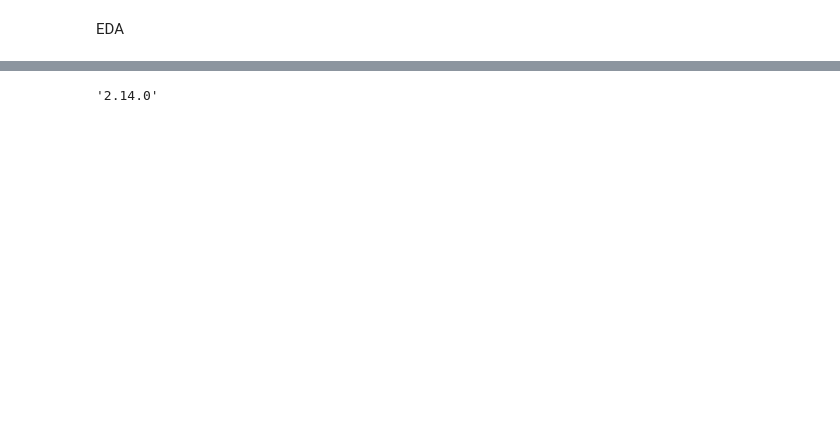
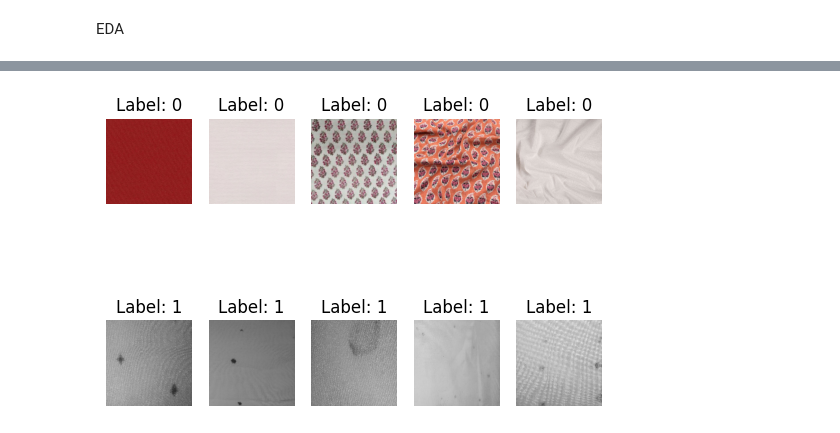
Before and after one commit to bhushanbkt/Fabric_Defect_Detection, a Jupyter notebook: Fabric_Defect_Detection.ipynb, the cells around one changed output, grey strips where cells are left out. Saved outputs shown, nothing was run; the diff lists cells and outputs as text; code cells hidden in the pictures; blank space fills up the shorter version.

```diff
--- a/Fabric_Defect_Detection.ipynb
+++ b/Fabric_Defect_Detection.ipynb
@@ -74,11 +75,0 @@ plot_image_distribution(defect_free_images, 'Defect-Free')
-# %%
-def display_sample_images(images, title, num_samples=3):
-    plt.figure(figsize=(15, 5))
-    plt.suptitle(f'Sample {title} Images', fontsize=16)
-
-    for i in range(num_samples):
-        plt.subplot(1, num_samples, i + 1)
-        plt.imshow(cv2.cvtColor(images[i], cv2.COLOR_BGR2RGB))
-        plt.axis('off')
-
-    plt.show()
@@ -164,15 +75,0 @@ defect_free_data
-# %%
-
-def prepare_classification_data(data, label):
-    image_paths = [item[0] for item in data]
-    labels = [label] * len(data)
-    return image_paths, labels
-
-# Prepare data  images
-defect_free_image_paths, defect_free_labels = prepare_classification_data(defect_free_data, label=0)
-
-strain_image_paths, strain_labels = prepare_classification_data(strain_data, label=1)
-
-# Concatenate the data
-all_image_paths = defect_free_image_paths + strain_image_paths
-all_labels = defect_free_labels + strain_labels
@@ -365,4 +75,0 @@ model.save('/content/drive/MyDrive/Cancer', save_format='tf')
-# %%
-tf.__version__
-# %% [output]
-'2.14.0'
@@ -368,0 +81,19 @@ tf.__version__
+# %%
+import matplotlib.pyplot as plt
+
+def display_sample_images(images, labels, num_samples=5):
+    unique_labels = np.unique(labels)
+    for label in unique_labels:
+        class_images = images[labels == label][:num_samples]
+        class_labels = labels[labels == label][:num_samples]
+        for i in range(num_samples):
+            plt.subplot(len(unique_labels), num_samples, i + 1 + label * num_samples)
+            plt.imshow(class_images[i])
+            plt.title(f"Label: {class_labels[i]}")
+            plt.axis("off")
+    plt.show()
+
+# Display sample images from both folders
+display_sample_images(all_images, all_labels)
+# %% [output]
+[figure, added]
```
Also changed, not shown: parts of 49 cells of this notebook.
